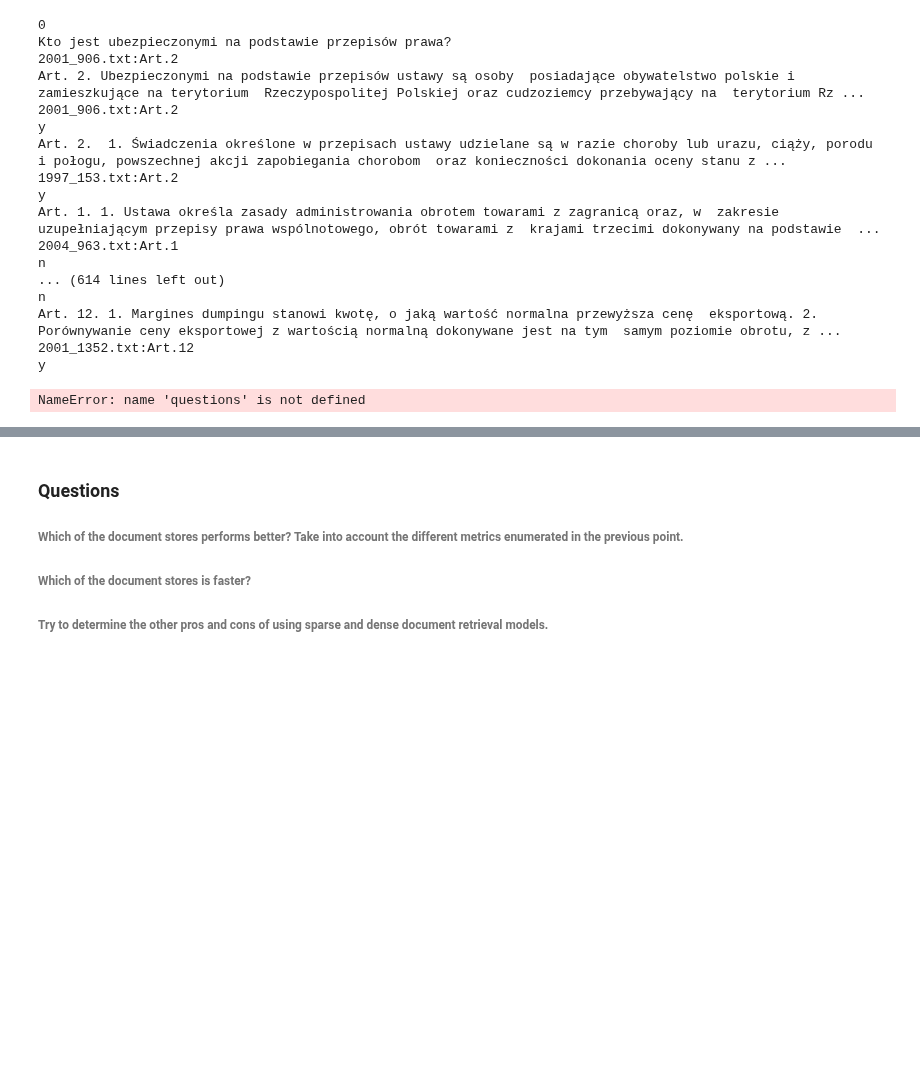
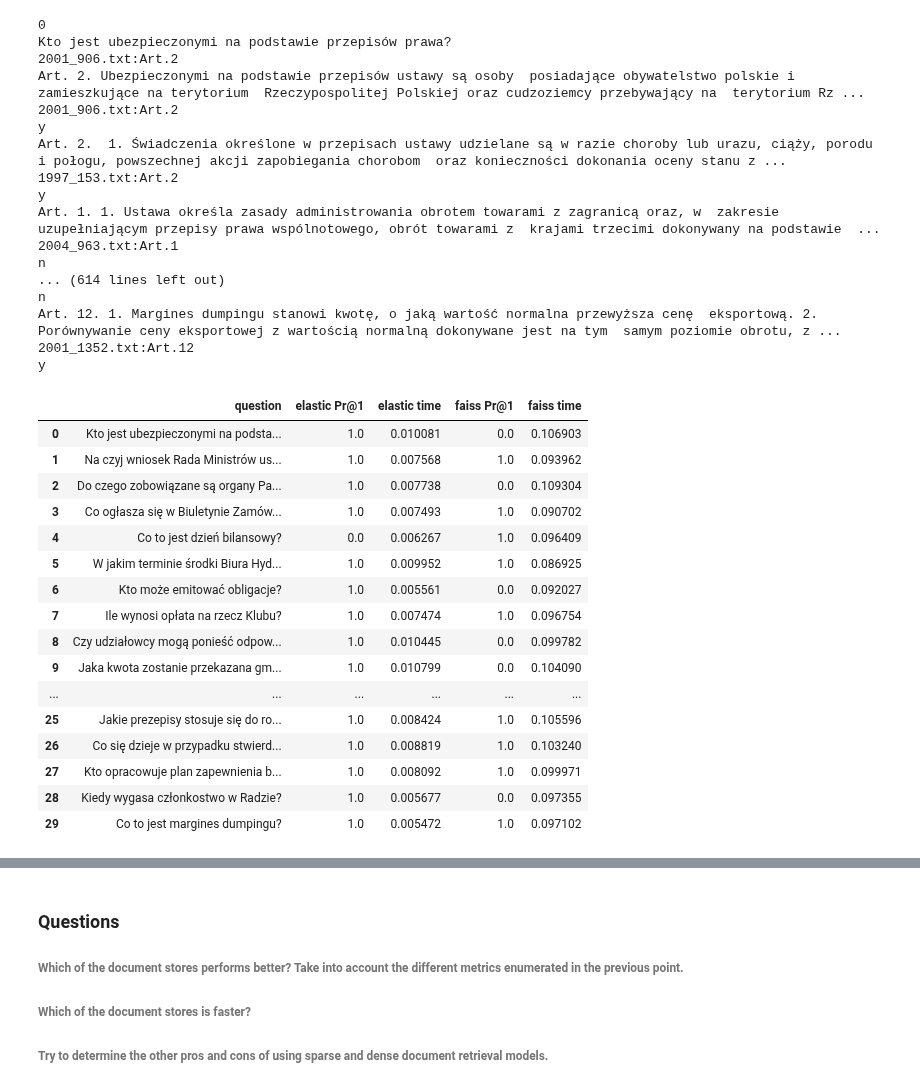
Before and after one commit to arkadiuss/nlp, a Jupyter notebook: 9_neural_search/9_neural_search.ipynb, the cells around one changed output, grey strips where cells are left out. Saved outputs shown, nothing was run; the diff lists cells and outputs as text; code cells hidden in the pictures; blank space fills up the shorter version.

```diff
--- a/9_neural_search/9_neural_search.ipynb
+++ b/9_neural_search/9_neural_search.ipynb
@@ -252,7 +261,24 @@ def PrAtNAll(n):
         res.append((q, e, te, f, tf))
     return pd.DataFrame(data=res, columns=["question",f"elastic Pr@{n}", "elastic time", f"faiss Pr@{n}", "faiss time"])
 # %%
-PrAtNAll(1)
+resultsAt1 = PrAtNAll(1)
+resultsAt1
 # %% [output]
-NameError: name 'questions' is not defined
+|  | question | elastic Pr@1 | elastic time | faiss Pr@1 | faiss time |
+| 0 | Kto jest ubezpieczonymi na podsta... | 1.0 | 0.010081 | 0.0 | 0.106903 |
+| 1 | Na czyj wniosek Rada Ministrów us... | 1.0 | 0.007568 | 1.0 | 0.093962 |
+| 2 | Do czego zobowiązane są organy Pa... | 1.0 | 0.007738 | 0.0 | 0.109304 |
+| 3 | Co ogłasza się w Biuletynie Zamów... | 1.0 | 0.007493 | 1.0 | 0.090702 |
+| 4 | Co to jest dzień bilansowy? | 0.0 | 0.006267 | 1.0 | 0.096409 |
+| 5 | W jakim terminie środki Biura Hyd... | 1.0 | 0.009952 | 1.0 | 0.086925 |
+| 6 | Kto może emitować obligacje? | 1.0 | 0.005561 | 0.0 | 0.092027 |
+| 7 | Ile wynosi opłata na rzecz Klubu? | 1.0 | 0.007474 | 1.0 | 0.096754 |
+| 8 | Czy udziałowcy mogą ponieść odpow... | 1.0 | 0.010445 | 0.0 | 0.099782 |
+| 9 | Jaka kwota zostanie przekazana gm... | 1.0 | 0.010799 | 0.0 | 0.104090 |
+| ... | ... | ... | ... | ... | ... |
+| 25 | Jakie prezepisy stosuje się do ro... | 1.0 | 0.008424 | 1.0 | 0.105596 |
+| 26 | Co się dzieje w przypadku stwierd... | 1.0 | 0.008819 | 1.0 | 0.103240 |
+| 27 | Kto opracowuje plan zapewnienia b... | 1.0 | 0.008092 | 1.0 | 0.099971 |
+| 28 | Kiedy wygasa członkostwo w Radzie? | 1.0 | 0.005677 | 0.0 | 0.097355 |
+| 29 | Co to jest margines dumpingu? | 1.0 | 0.005472 | 1.0 | 0.097102 |
 # %%
```
Also changed, not shown: parts of 6 cells of this notebook, 1 other file.
